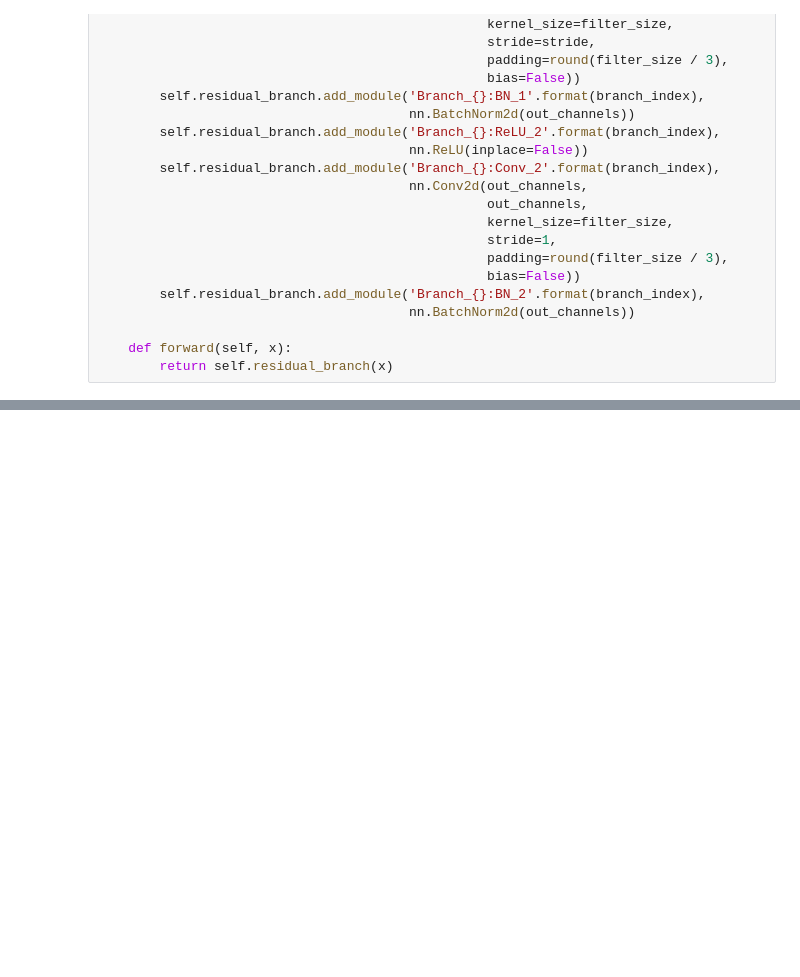
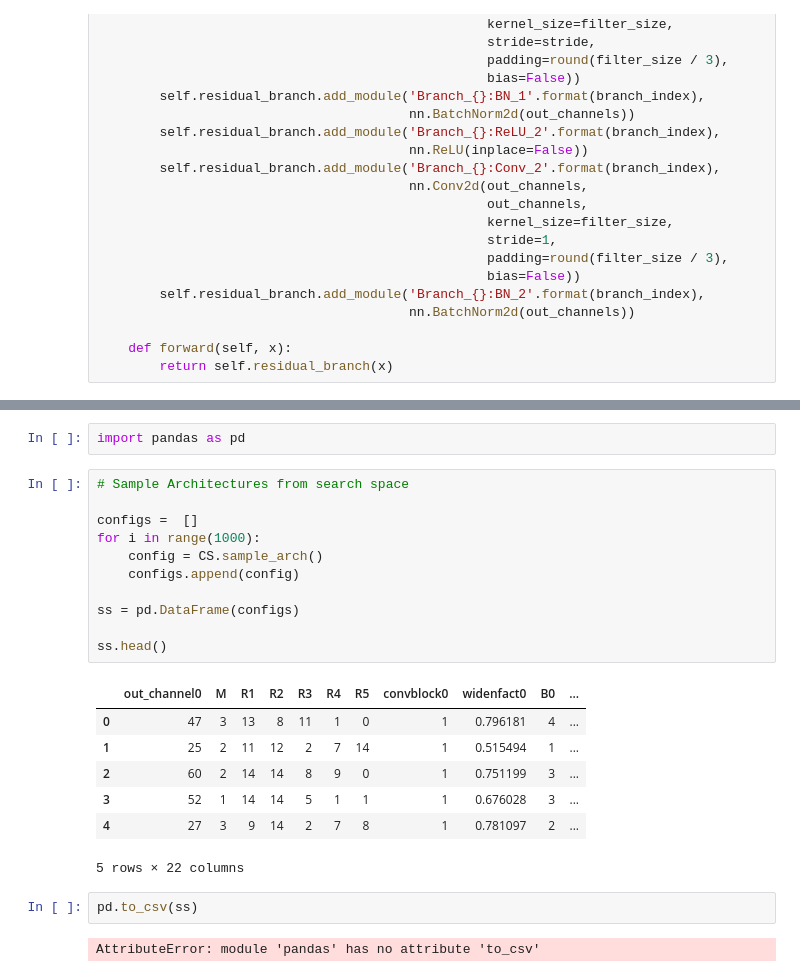
Before and after one commit to IBM/analog-nas, a Jupyter notebook: search_spaces/ResNet-Like Search Space.ipynb, the cells around one changed output, grey strips where cells are left out. Saved outputs shown, nothing was run; the diff lists cells and outputs as text; blank space fills up the shorter version.

Commit message:
sampling architectures

```diff
--- a/search_spaces/ResNet-Like Search Space.ipynb
+++ b/search_spaces/ResNet-Like Search Space.ipynb
@@ -248,0 +270,25 @@ Network(
+# %%
+import pandas as pd
+# %%
+# Sample Architectures from search space
+
+configs =  []
+for i in range(1000):
+    config = CS.sample_arch()
+    configs.append(config)
+
+ss = pd.DataFrame(configs)
+
+ss.head()
+# %% [output]
+|  | out_channel0 | M | R1 | R2 | R3 | R4 | R5 | convblock0 | widenfact0 | B0 | ... |
+| 0 | 47 | 3 | 13 | 8 | 11 | 1 | 0 | 1 | 0.796181 | 4 | ... |
+| 1 | 25 | 2 | 11 | 12 | 2 | 7 | 14 | 1 | 0.515494 | 1 | ... |
+| 2 | 60 | 2 | 14 | 14 | 8 | 9 | 0 | 1 | 0.751199 | 3 | ... |
+| 3 | 52 | 1 | 14 | 14 | 5 | 1 | 1 | 1 | 0.676028 | 3 | ... |
+| 4 | 27 | 3 | 9 | 14 | 2 | 7 | 8 | 1 | 0.781097 | 2 | ... |
+5 rows × 22 columns
+# %%
+pd.to_csv(ss)
+# %% [output]
+AttributeError: module 'pandas' has no attribute 'to_csv'
```
Also changed, not shown: parts of 4 cells of this notebook, 1 other file.
